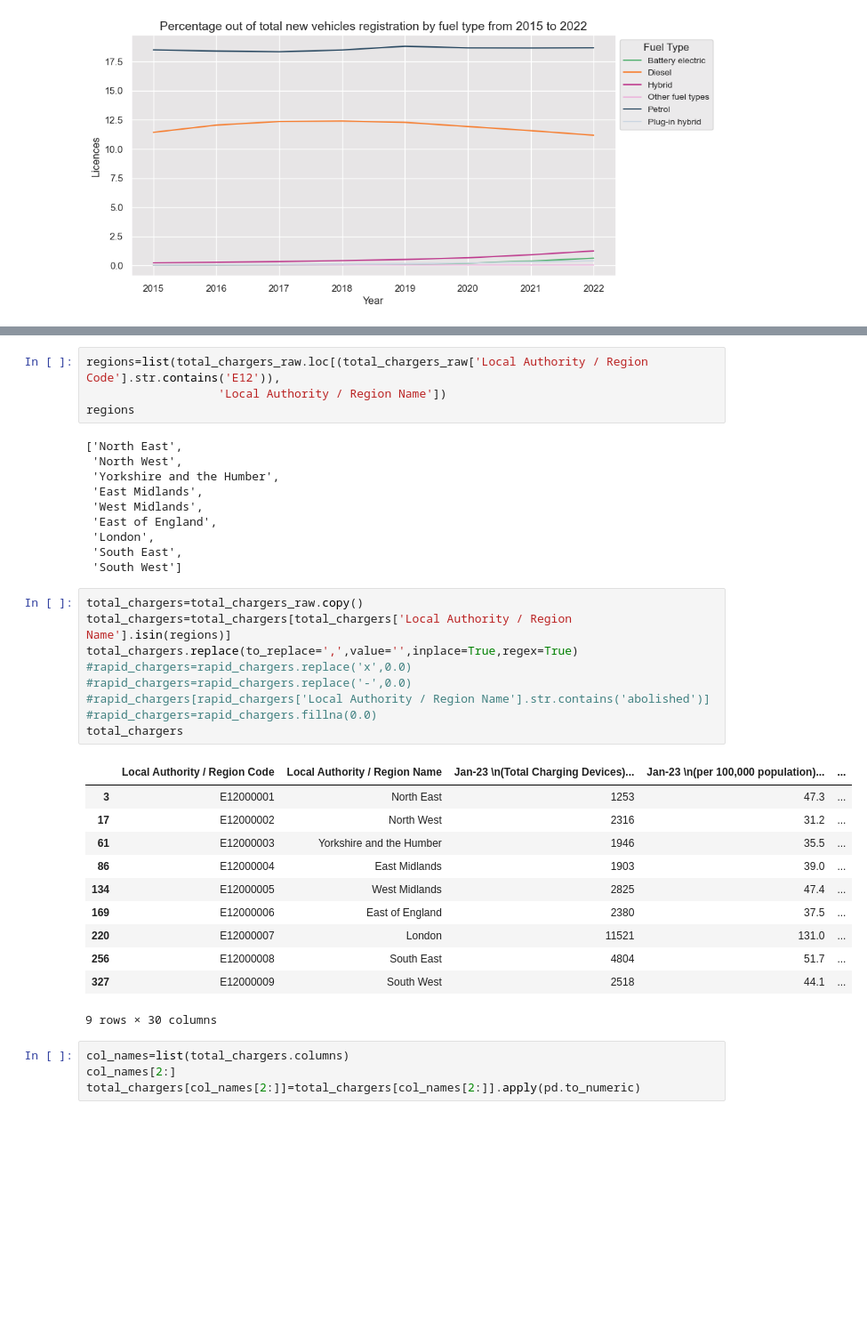
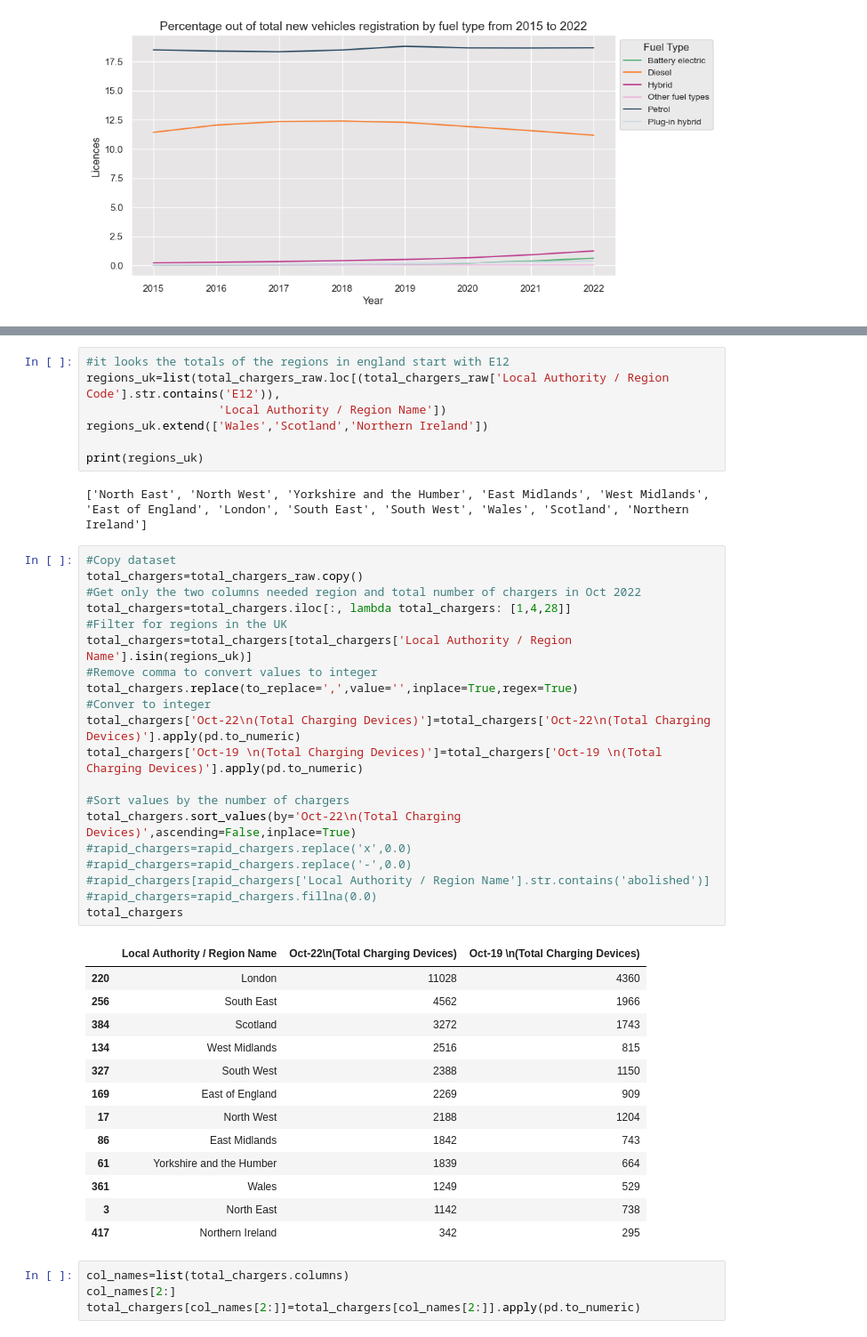
Before and after one commit to ssalazarheredia/vehicle_analysis, a Jupyter notebook: vehicle_analysis.ipynb, the cells around one changed output, grey strips where cells are left out. Shown at 89% size. Drawn from its saved outputs; the diff is of its cells as text; blank space fills up the shorter version.

```diff
--- a/vehicle_analysis.ipynb
+++ b/vehicle_analysis.ipynb
@@ -694,40 +695,48 @@ total_chargers_raw.head(10)
 | 9 | E06000003 | Redcar and Cleveland | 37 | 27.1 | ... |
 10 rows × 30 columns
 # %%
-regions=list(total_chargers_raw.loc[(total_chargers_raw['Local Authority / Region Code'].str.contains('E12')),
+#it looks the totals of the regions in england start with E12
+regions_uk=list(total_chargers_raw.loc[(total_chargers_raw['Local Authority / Region Code'].str.contains('E12')),
                    'Local Authority / Region Name'])
-regions
+regions_uk.extend(['Wales','Scotland','Northern Ireland'])
+
+print(regions_uk)
 # %% [output]
-['North East',
- 'North West',
- 'Yorkshire and the Humber',
- 'East Midlands',
- 'West Midlands',
- 'East of England',
- 'London',
- 'South East',
- 'South West']
+['North East', 'North West', 'Yorkshire and the Humber', 'East Midlands', 'West Midlands', 'East of England', 'London', 'South East', 'South West', 'Wales', 'Scotland', 'Northern Ireland']
 # %%
+#Copy dataset
 total_chargers=total_chargers_raw.copy()
-total_chargers=total_chargers[total_chargers['Local Authority / Region Name'].isin(regions)]
+#Get only the two columns needed region and total number of chargers in Oct 2022
+total_chargers=total_chargers.iloc[:, lambda total_chargers: [1,4,28]]
+#Filter for regions in the UK
+total_chargers=total_chargers[total_chargers['Local Authority / Region Name'].isin(regions_uk)]
+#Remove comma to convert values to integer
 total_chargers.replace(to_replace=',',value='',inplace=True,regex=True)
+#Conver to integer
+total_chargers['Oct-22\n(Total Charging Devices)']=total_chargers['Oct-22\n(Total Charging Devices)'].apply(pd.to_numeric)
+total_chargers['Oct-19 \n(Total Charging Devices)']=total_chargers['Oct-19 \n(Total Charging Devices)'].apply(pd.to_numeric)
+
+#Sort values by the number of chargers
+total_chargers.sort_values(by='Oct-22\n(Total Charging Devices)',ascending=False,inplace=True)
 #rapid_chargers=rapid_chargers.replace('x',0.0)
 #rapid_chargers=rapid_chargers.replace('-',0.0)
 #rapid_chargers[rapid_chargers['Local Authority / Region Name'].str.contains('abolished')]
 #rapid_chargers=rapid_chargers.fillna(0.0)
 total_chargers
 # %% [output]
-|  | Local Authority / Region Code | Local Authority / Region Name | Jan-23 \n(Total Charging Devices)... | Jan-23 \n(per 100,000 population)... | ... |
-| 3 | E12000001 | North East | 1253 | 47.3 | ... |
-| 17 | E12000002 | North West | 2316 | 31.2 | ... |
-| 61 | E12000003 | Yorkshire and the Humber | 1946 | 35.5 | ... |
-| 86 | E12000004 | East Midlands | 1903 | 39.0 | ... |
-| 134 | E12000005 | West Midlands | 2825 | 47.4 | ... |
-| 169 | E12000006 | East of England | 2380 | 37.5 | ... |
-| 220 | E12000007 | London | 11521 | 131.0 | ... |
-| 256 | E12000008 | South East | 4804 | 51.7 | ... |
-| 327 | E12000009 | South West | 2518 | 44.1 | ... |
+|  | Local Authority / Region Name | Oct-22\n(Total Charging Devices) | Oct-19 \n(Total Charging Devices) |
+| 220 | London | 11028 | 4360 |
+| 256 | South East | 4562 | 1966 |
+| 384 | Scotland | 3272 | 1743 |
+| 134 | West Midlands | 2516 | 815 |
+| 327 | South West | 2388 | 1150 |
+| 169 | East of England | 2269 | 909 |
+| 17 | North West | 2188 | 1204 |
+| 86 | East Midlands | 1842 | 743 |
+| 61 | Yorkshire and the Humber | 1839 | 664 |
+| 361 | Wales | 1249 | 529 |
+| 3 | North East | 1142 | 738 |
+| 417 | Northern Ireland | 342 | 295 |
-9 rows × 30 columns
 # %%
 col_names=list(total_chargers.columns)
 col_names[2:]
```
Also changed, not shown: parts of 3 cells of this notebook, 1 other file.
